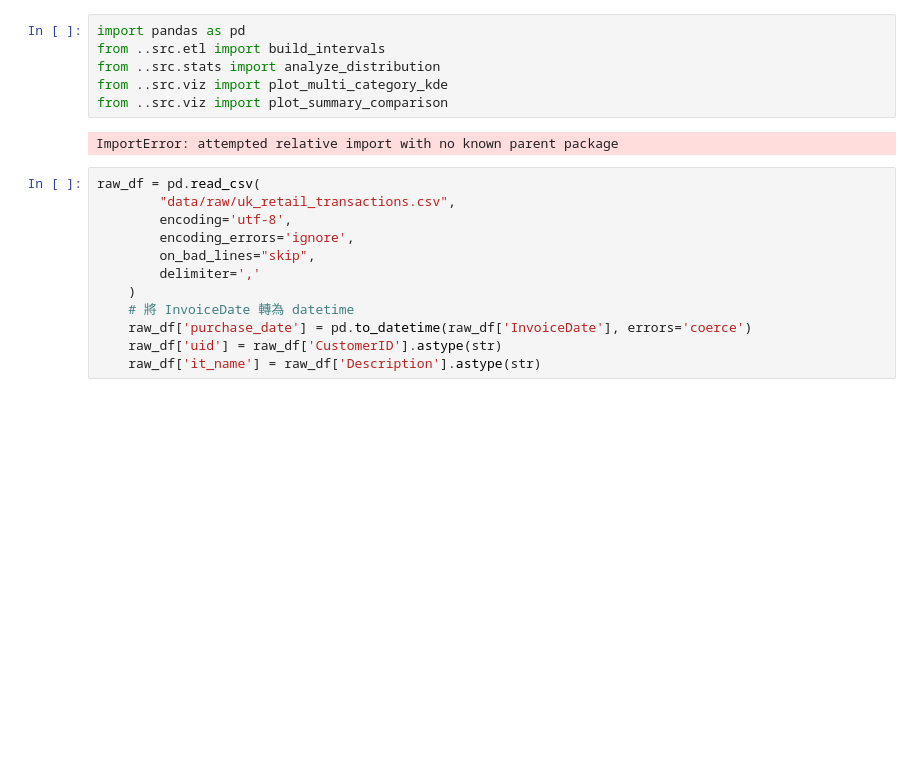
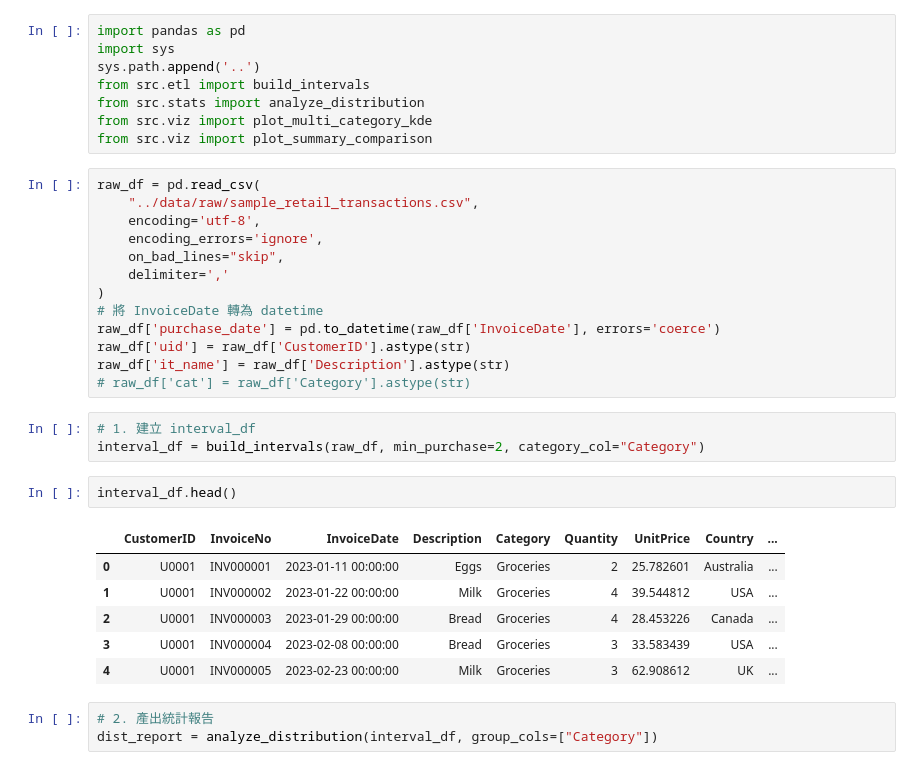
Before and after one commit to willim9313/RepurchaseCycleAnalysis, a Jupyter notebook: notebooks/visualization.ipynb, the cells around one changed output. Drawn from its saved outputs; the diff is of its cells as text; blank space fills up the shorter version.

```diff
--- a/notebooks/visualization.ipynb
+++ b/notebooks/visualization.ipynb
@@ -1,20 +1,36 @@
 # %%
 import pandas as pd
-from ..src.etl import build_intervals
-from ..src.stats import analyze_distribution
-from ..src.viz import plot_multi_category_kde
-from ..src.viz import plot_summary_comparison
+import sys
+sys.path.append('..')
+from src.etl import build_intervals
+from src.stats import analyze_distribution
+from src.viz import plot_multi_category_kde
+from src.viz import plot_summary_comparison
-# %% [output]
-ImportError: attempted relative import with no known parent package
 # %%
 raw_df = pd.read_csv(
-        "data/raw/uk_retail_transactions.csv",
-        encoding='utf-8',
-        encoding_errors='ignore',
-        on_bad_lines="skip",
-        delimiter=','
-    )
-    # 將 InvoiceDate 轉為 datetime
-    raw_df['purchase_date'] = pd.to_datetime(raw_df['InvoiceDate'], errors='coerce')
-    raw_df['uid'] = raw_df['CustomerID'].astype(str)
-    raw_df['it_name'] = raw_df['Description'].astype(str)
+    "../data/raw/sample_retail_transactions.csv",
+    encoding='utf-8',
+    encoding_errors='ignore',
+    on_bad_lines="skip",
+    delimiter=','
+)
+# 將 InvoiceDate 轉為 datetime
+raw_df['purchase_date'] = pd.to_datetime(raw_df['InvoiceDate'], errors='coerce')
+raw_df['uid'] = raw_df['CustomerID'].astype(str)
+raw_df['it_name'] = raw_df['Description'].astype(str)
+# raw_df['cat'] = raw_df['Category'].astype(str)
+# %%
+# 1. 建立 interval_df
+interval_df = build_intervals(raw_df, min_purchase=2, category_col="Category")
+# %%
+interval_df.head()
+# %% [output]
+|  | CustomerID | InvoiceNo | InvoiceDate | Description | Category | Quantity | UnitPrice | Country | ... |
+| 0 | U0001 | INV000001 | 2023-01-11 00:00:00 | Eggs | Groceries | 2 | 25.782601 | Australia | ... |
+| 1 | U0001 | INV000002 | 2023-01-22 00:00:00 | Milk | Groceries | 4 | 39.544812 | USA | ... |
+| 2 | U0001 | INV000003 | 2023-01-29 00:00:00 | Bread | Groceries | 4 | 28.453226 | Canada | ... |
+| 3 | U0001 | INV000004 | 2023-02-08 00:00:00 | Bread | Groceries | 3 | 33.583439 | USA | ... |
+| 4 | U0001 | INV000005 | 2023-02-23 00:00:00 | Milk | Groceries | 3 | 62.908612 | UK | ... |
+# %%
+# 2. 產出統計報告
+dist_report = analyze_distribution(interval_df, group_cols=["Category"])
```
Also changed, not shown: parts of 9 cells of this notebook, 6 other files.
